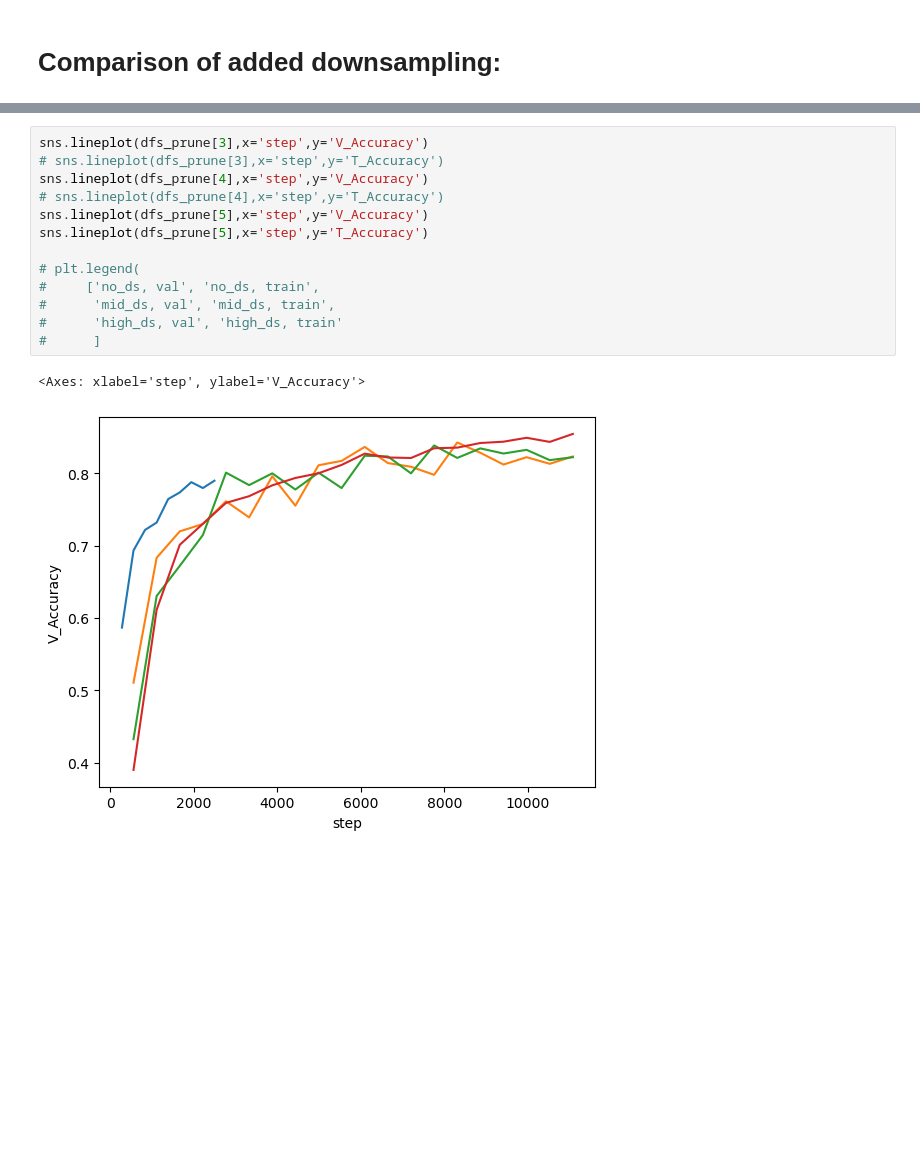
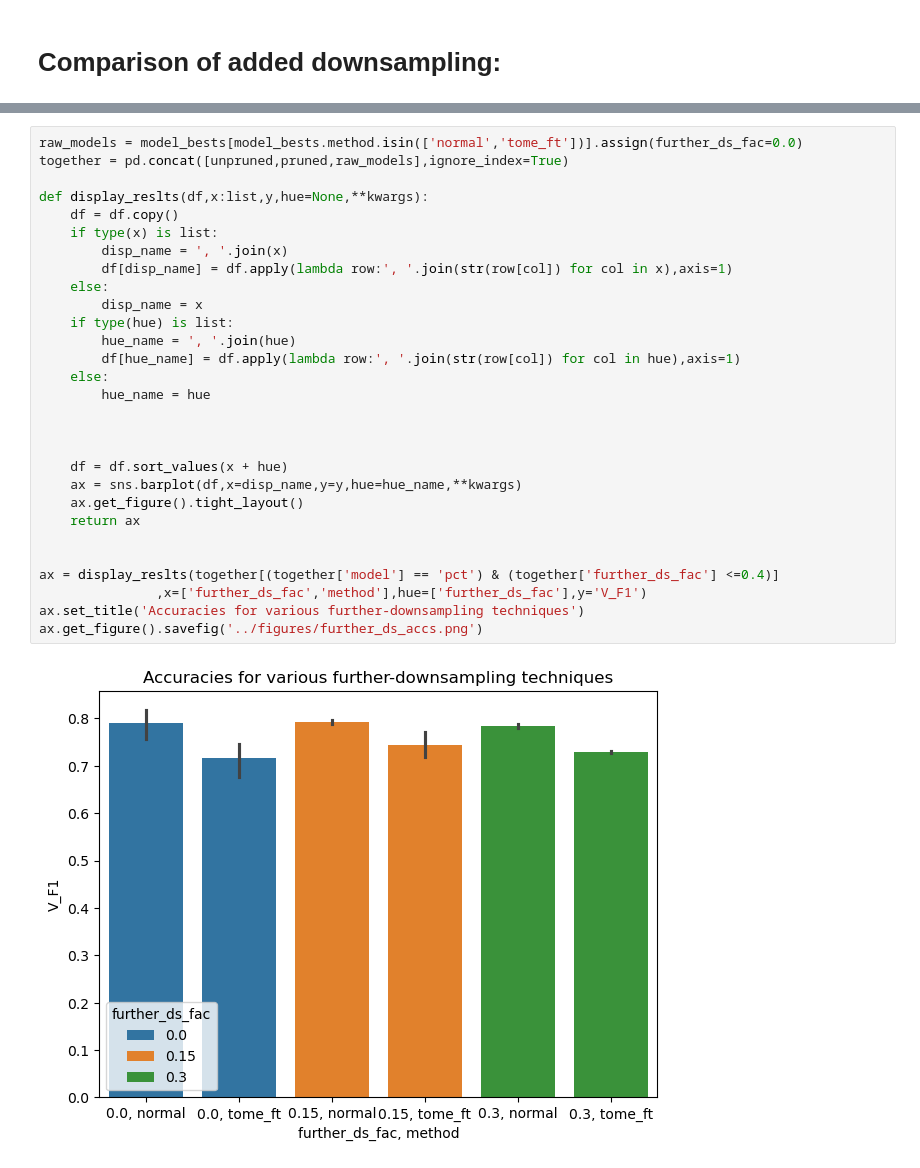
Before and after one commit to mehardsingh/point-transformer-cardinality-reduction, a Jupyter notebook: notebooks/visualization.ipynb, the cells around one changed output, grey strips where cells are left out. Drawn from its saved outputs; the diff is of its cells as text; blank space fills up the shorter version.

```diff
--- a/notebooks/visualization.ipynb
+++ b/notebooks/visualization.ipynb
@@ -174,16 +186,31 @@ best_rows_prune[show_rows]
-# %%
-sns.lineplot(dfs_prune[3],x='step',y='V_Accuracy')
-# sns.lineplot(dfs_prune[3],x='step',y='T_Accuracy')
-sns.lineplot(dfs_prune[4],x='step',y='V_Accuracy')
-# sns.lineplot(dfs_prune[4],x='step',y='T_Accuracy')
-sns.lineplot(dfs_prune[5],x='step',y='V_Accuracy')
-sns.lineplot(dfs_prune[5],x='step',y='T_Accuracy')
-
-# plt.legend(
-#     ['no_ds, val', 'no_ds, train',
-#      'mid_ds, val', 'mid_ds, train',
-#      'high_ds, val', 'high_ds, train'
-#      ]
-# %% [output]
-<Axes: xlabel='step', ylabel='V_Accuracy'>
-[figure, removed]
+# %%
+raw_models = model_bests[model_bests.method.isin(['normal','tome_ft'])].assign(further_ds_fac=0.0)
+together = pd.concat([unpruned,pruned,raw_models],ignore_index=True)
+
+def display_reslts(df,x:list,y,hue=None,**kwargs):
+    df = df.copy()
+    if type(x) is list:
+        disp_name = ', '.join(x)
+        df[disp_name] = df.apply(lambda row:', '.join(str(row[col]) for col in x),axis=1)
+    else:
+        disp_name = x
+    if type(hue) is list:
+        hue_name = ', '.join(hue)
+        df[hue_name] = df.apply(lambda row:', '.join(str(row[col]) for col in hue),axis=1)
+    else:
+        hue_name = hue
+
+
+
+    df = df.sort_values(x + hue)
+    ax = sns.barplot(df,x=disp_name,y=y,hue=hue_name,**kwargs)
+    ax.get_figure().tight_layout()
+    return ax
+
+
+ax = display_reslts(together[(together['model'] == 'pct') & (together['further_ds_fac'] <=0.4)]
+               ,x=['further_ds_fac','method'],hue=['further_ds_fac'],y='V_F1')
+ax.set_title('Accuracies for various further-downsampling techniques')
+ax.get_figure().savefig('../figures/further_ds_accs.png')
+# %% [output]
+[figure, added]
```
Also changed, not shown: parts of 11 cells of this notebook.
